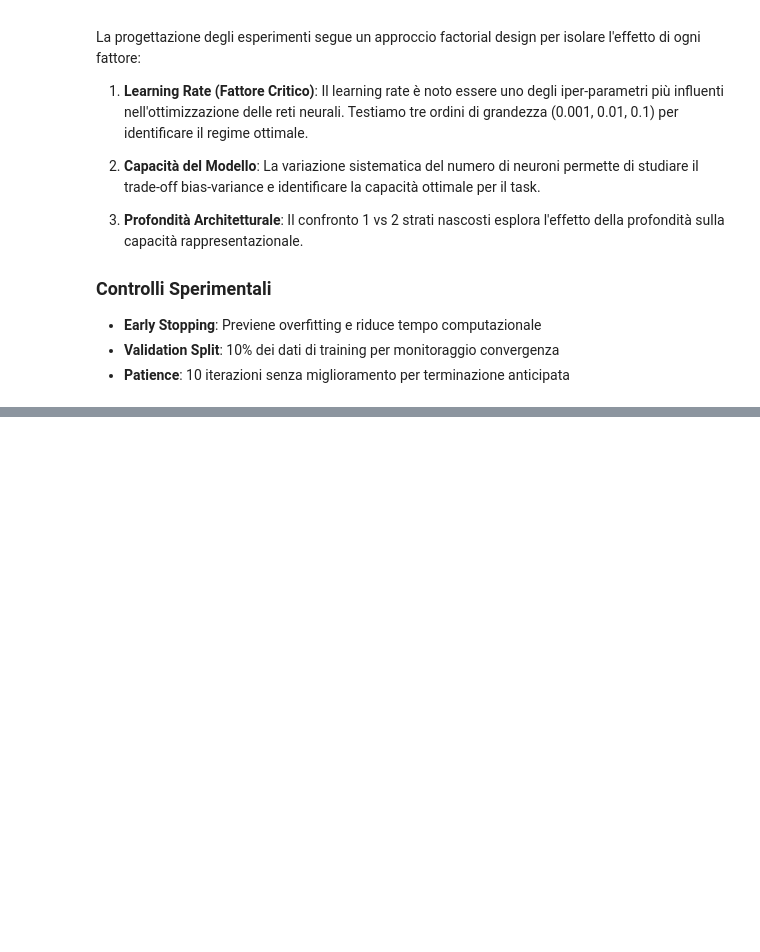
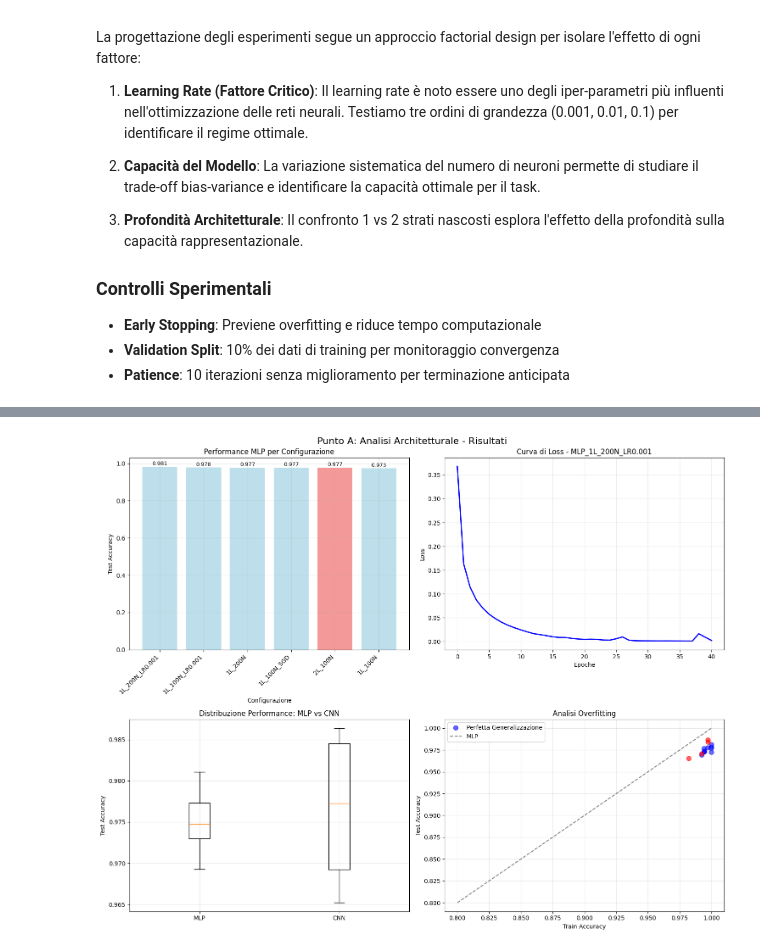
Before and after one commit to GiulioBotta/MiniProgettoAI, a Jupyter notebook: progetto.ipynb, the cells around one changed output, grey strips where cells are left out. Cells and saved outputs as stored; diff of their text form; code cells hidden in the pictures; blank space fills up the shorter version.

Commit message:
Miglioramento punto A

```diff
--- a/progetto.ipynb
+++ b/progetto.ipynb
@@ -848,0 +443,73 @@ configurazioni ottimali per il proseguimento del progetto.
+# %%
+# Visualizzazione risultati
+fig, axes = plt.subplots(2, 2, figsize=(15, 12))
+fig.suptitle('Punto A: Analisi Architetturale - Risultati', fontsize=16)
+
+# 1. Confronto accuratezza modelli MLP
+ax1 = axes[0, 0]
+names = [r['name'].replace('MLP_', '').replace('_LR0.01', '') for r in mlp_sorted[:6]]
+accs = [r['test_accuracy'] for r in mlp_sorted[:6]]
+colors = ['lightblue' if '1L' in name else 'lightcoral' for name in names]
+
+bars = ax1.bar(range(len(names)), accs, color=colors, alpha=0.8)
+ax1.set_xlabel('Configurazione')
+ax1.set_ylabel('Test Accuracy')
+ax1.set_title('Performance MLP per Configurazione')
+ax1.set_xticks(range(len(names)))
+ax1.set_xticklabels(names, rotation=45, ha='right')
+ax1.grid(True, alpha=0.3)
+
+# Aggiunta valori sulle barre
+for bar, acc in zip(bars, accs):
+    height = bar.get_height()
+    ax1.text(bar.get_x() + bar.get_width()/2., height + 0.001,
+             f'{acc:.3f}', ha='center', va='bottom', fontsize=9)
+
+# 2. Curve di loss (esempio migliore MLP)
+ax2 = axes[0, 1]
+best_mlp_result = mlp_sorted[0]
+if best_mlp_result['loss_curve'] is not None:
+    ax2.plot(best_mlp_result['loss_curve'], 'b-', linewidth=2)
+    ax2.set_xlabel('Epoche')
+    ax2.set_ylabel('Loss')
+    ax2.set_title(f'Curva di Loss - {best_mlp_result["name"]}')
+    ax2.grid(True, alpha=0.3)
+else:
+    ax2.text(0.5, 0.5, 'Loss curve non disponibile',
+             ha='center', va='center', transform=ax2.transAxes)
+    ax2.set_title('Curva di Loss - Non Disponibile')
+
+# 3. Confronto MLP vs CNN (se disponibili)
+ax3 = axes[1, 0]
+if cnn_results:
+    mlp_accs = [r['test_accuracy'] for r in mlp_results]
+    cnn_accs = [r['test_accuracy'] for r in cnn_results]
+
+    ax3.boxplot([mlp_accs, cnn_accs], labels=['MLP', 'CNN'])
+    ax3.set_ylabel('Test Accuracy')
+    ax3.set_title('Distribuzione Performance: MLP vs CNN')
+    ax3.grid(True, alpha=0.3)
+else:
+    ax3.text(0.5, 0.5, 'CNN non disponibili\n(TensorFlow mancante)',
+             ha='center', va='center', transform=ax3.transAxes)
+    ax3.set_title('Confronto MLP vs CNN')
+
+# 4. Analisi overfitting
+ax4 = axes[1, 1]
+all_results = mlp_results + cnn_results
+train_accs = [r['train_accuracy'] for r in all_results]
+test_accs = [r['test_accuracy'] for r in all_results]
+colors = ['blue' if 'MLP' in r['name'] else 'red' for r in all_results]
+
+ax4.scatter(train_accs, test_accs, c=colors, alpha=0.6, s=60)
+ax4.plot([0.8, 1.0], [0.8, 1.0], 'k--', alpha=0.5)
+ax4.set_xlabel('Train Accuracy')
+ax4.set_ylabel('Test Accuracy')
+ax4.set_title('Analisi Overfitting')
+ax4.legend(['Perfetta Generalizzazione', 'MLP', 'CNN'])
+ax4.grid(True, alpha=0.3)
+
+plt.tight_layout()
+plt.show()
+# %% [output]
+[figure, added]
```
Also changed, not shown: parts of 33 cells of this notebook, 1 other file.
